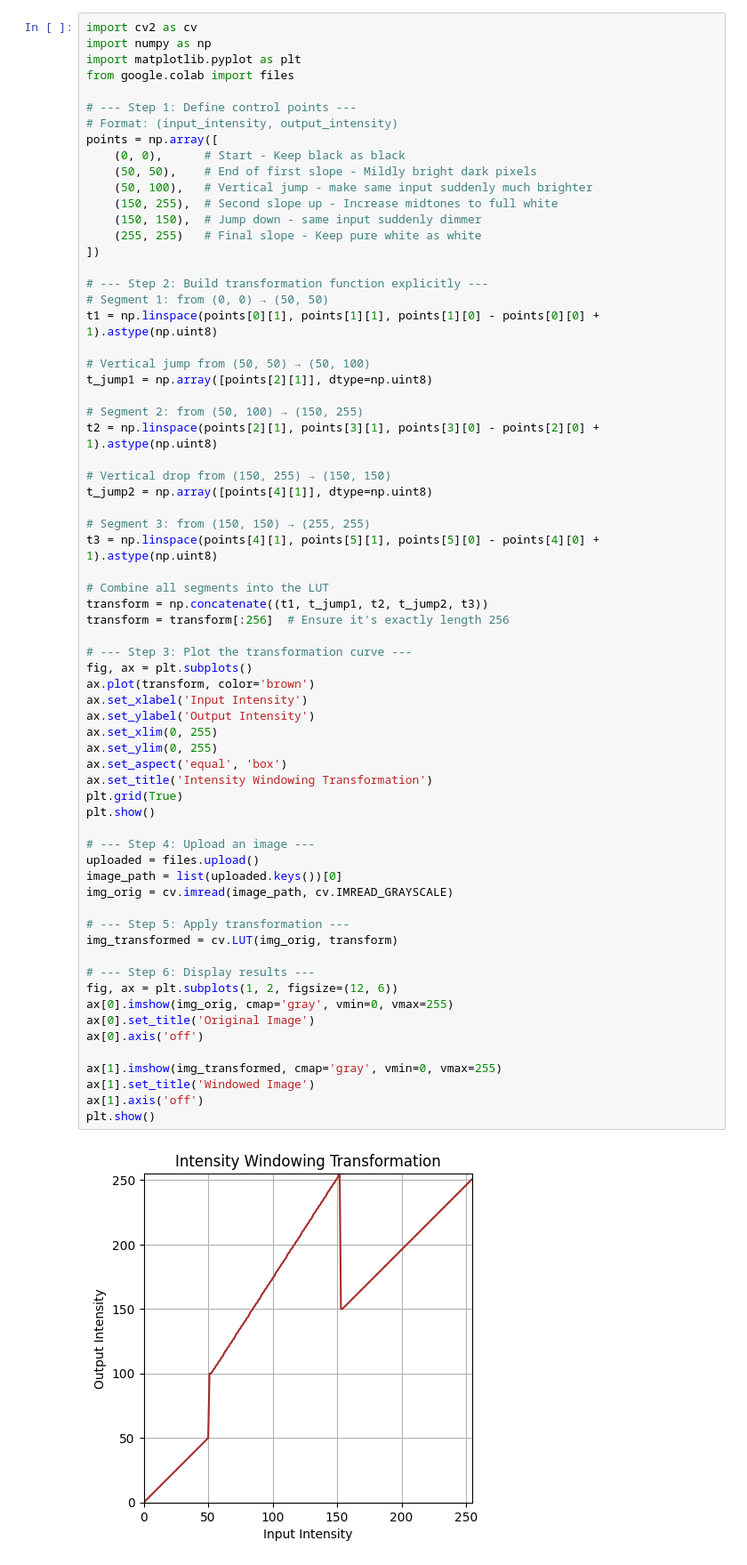
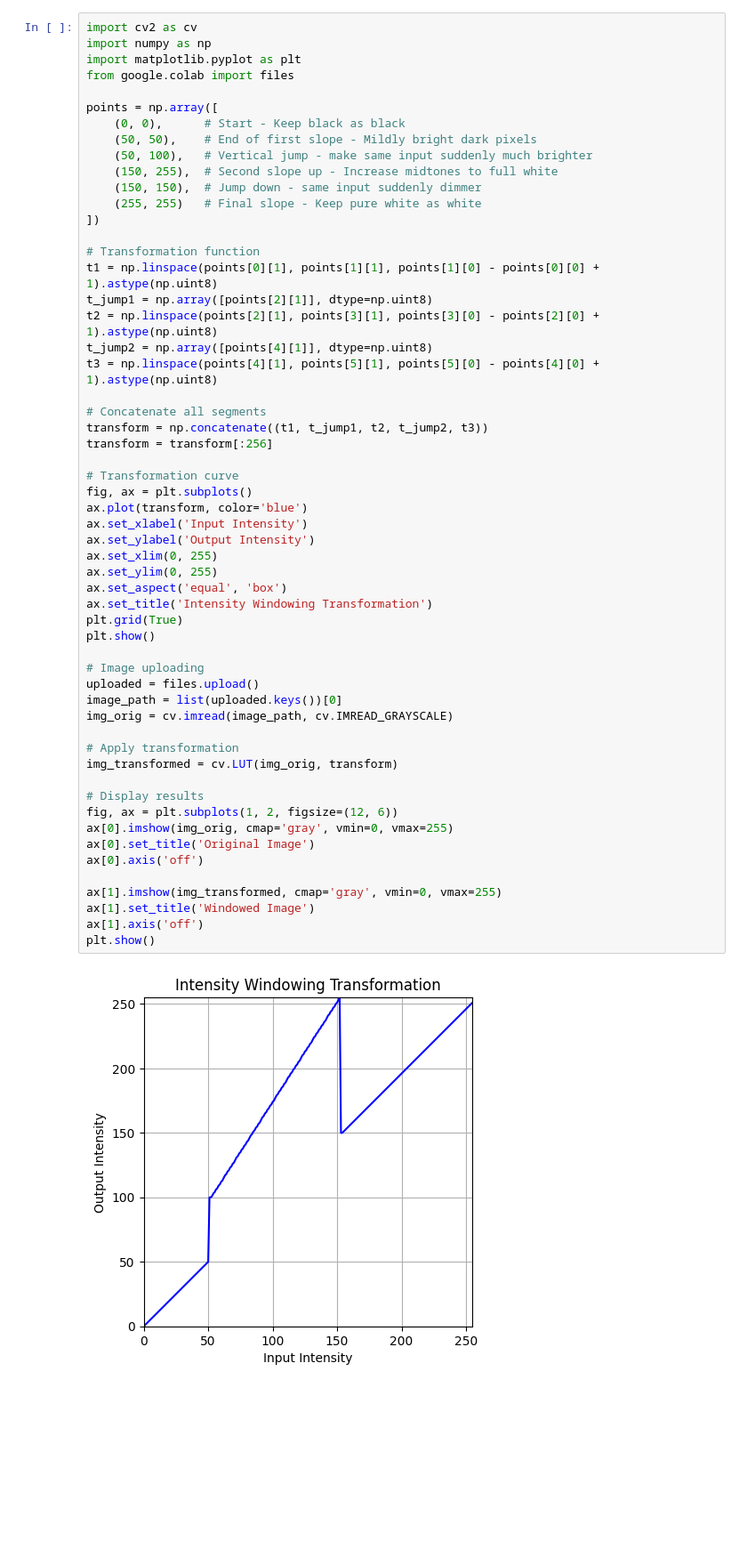
Before and after one commit to NadhaIrshad/In22-S5-EN3160---Image-Processing-and-Machine-Vision, a Jupyter notebook: Assignment_1_on_Intensity_Transformations_and_Neighborhood_Filtering.ipynb, the cells around one changed output. Shown at 89% size. Drawn from its saved outputs; the diff is of its cells as text; blank space fills up the shorter version.

```diff
--- a/Assignment_1_on_Intensity_Transformations_and_Neighborhood_Filtering.ipynb
+++ b/Assignment_1_on_Intensity_Transformations_and_Neighborhood_Filtering.ipynb
@@ -6,8 +6,6 @@ import numpy as np
 import matplotlib.pyplot as plt
 from google.colab import files
 
-# --- Step 1: Define control points ---
-# Format: (input_intensity, output_intensity)
 points = np.array([
     (0, 0),      # Start - Keep black as black
     (50, 50),    # End of first slope - Mildly bright dark pixels
@@ -17,56 +15,47 @@ points = np.array([
     (255, 255)   # Final slope - Keep pure white as white
 ])
 
-# --- Step 2: Build transformation function explicitly ---
-# Segment 1: from (0, 0) → (50, 50)
+# Transformation function
 t1 = np.linspace(points[0][1], points[1][1], points[1][0] - points[0][0] + 1).astype(np.uint8)
-
-# Vertical jump from (50, 50) → (50, 100)
 t_jump1 = np.array([points[2][1]], dtype=np.uint8)
-
-# Segment 2: from (50, 100) → (150, 255)
 t2 = np.linspace(points[2][1], points[3][1], points[3][0] - points[2][0] + 1).astype(np.uint8)
-
-# Vertical drop from (150, 255) → (150, 150)
 t_jump2 = np.array([points[4][1]], dtype=np.uint8)
-
-# Segment 3: from (150, 150) → (255, 255)
 t3 = np.linspace(points[4][1], points[5][1], points[5][0] - points[4][0] + 1).astype(np.uint8)
 
-# Combine all segments into the LUT
+# Concatenate all segments
 transform = np.concatenate((t1, t_jump1, t2, t_jump2, t3))
-transform = transform[:256]  # Ensure it's exactly length 256
+transform = transform[:256]
 
-# --- Step 3: Plot the transformation curve ---
+# Transformation curve
 fig, ax = plt.subplots()
-ax.plot(transform, color='brown')
+ax.plot(transform, color='blue')
 ax.set_xlabel('Input Intensity')
 ax.set_ylabel('Output Intensity')
 ax.set_xlim(0, 255)
 ax.set_ylim(0, 255)
 ax.set_aspect('equal', 'box')
 ax.set_title('Intensity Windowing Transformation')
 plt.grid(True)
 plt.show()
 
-# --- Step 4: Upload an image ---
+# Image uploading
 uploaded = files.upload()
 image_path = list(uploaded.keys())[0]
 img_orig = cv.imread(image_path, cv.IMREAD_GRAYSCALE)
 
-# --- Step 5: Apply transformation ---
+# Apply transformation
 img_transformed = cv.LUT(img_orig, transform)
 
-# --- Step 6: Display results ---
+# Display results
 fig, ax = plt.subplots(1, 2, figsize=(12, 6))
 ax[0].imshow(img_orig, cmap='gray', vmin=0, vmax=255)
 ax[0].set_title('Original Image')
 ax[0].axis('off')
 
 ax[1].imshow(img_transformed, cmap='gray', vmin=0, vmax=255)
 ax[1].set_title('Windowed Image')
 ax[1].axis('off')
 plt.show()
 # %% [output]
-[figure, old version]
+[figure, new version]
 [interactive output not drawn]
```
Also changed, not shown: parts of 7 cells of this notebook.
